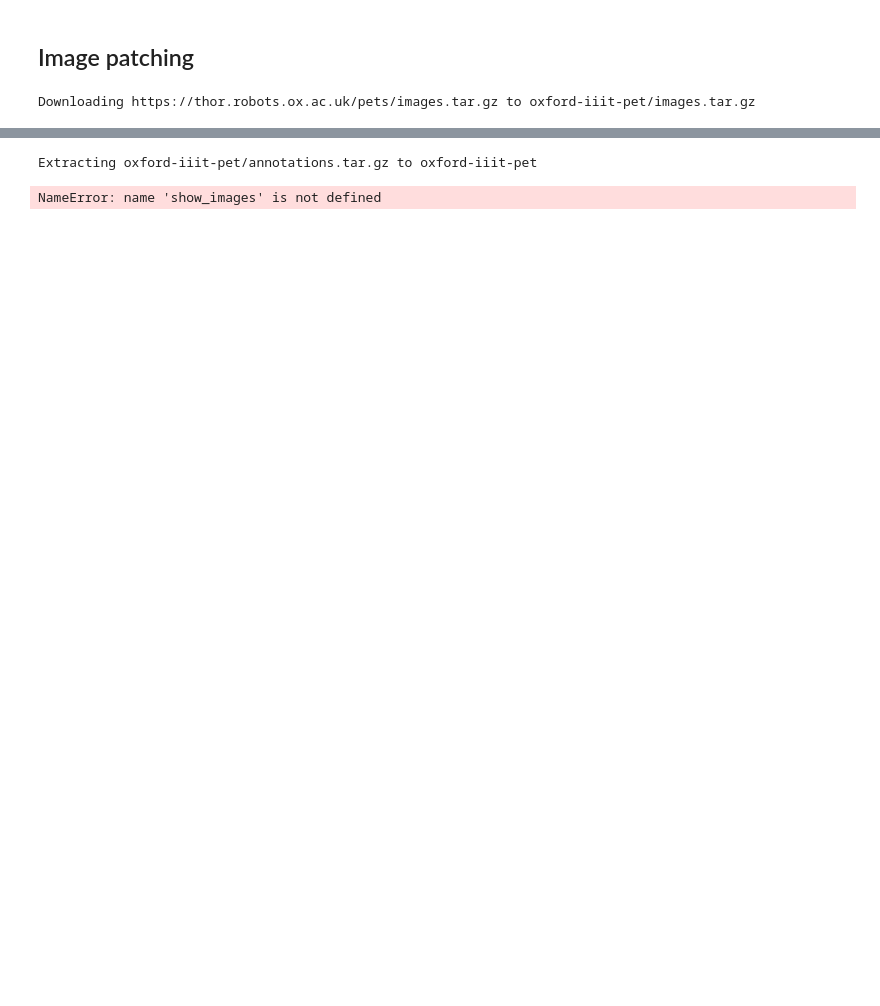
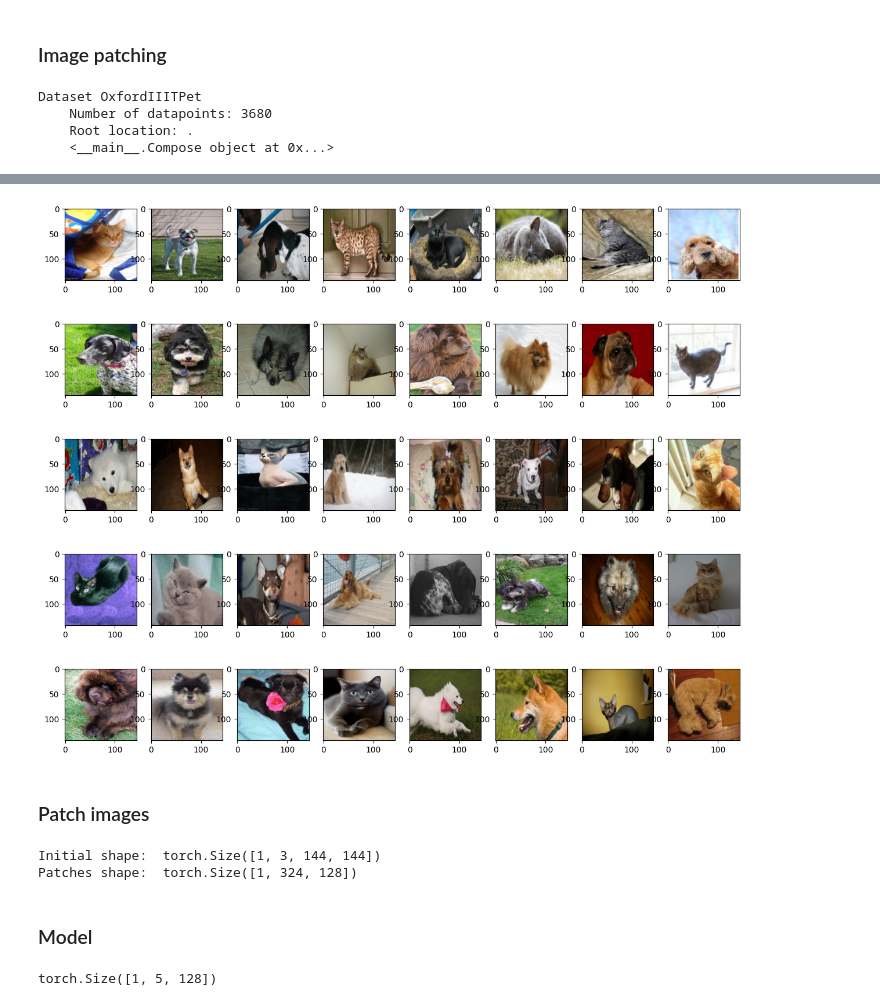
Before and after one commit to aimldlnlp/vision-transformer, a Jupyter notebook: vision_transformer.ipynb, the cells around one changed output, grey strips where cells are left out. Cells and saved outputs as stored; diff of their text form; code cells hidden in the pictures; blank space fills up the shorter version.

```diff
--- a/vision_transformer.ipynb
+++ b/vision_transformer.ipynb
@@ -6,7 +6,7 @@
 # %%
 # !pip install einops
 # %% [markdown]
-## Image patching
+### Image patching
 # %%
 import torch
 from torchvision.datasets import OxfordIIITPet
@@ -16,28 +16,39 @@ from torchvision.transforms import Resize, ToTensor
 from torchvision.transforms.functional import to_pil_image
 from einops import rearrange
 # %%
+import torch
+from torchvision.datasets import OxfordIIITPet
+import matplotlib.pyplot as plt
+from random import random
+from torchvision.transforms import Resize, ToTensor
+from torchvision.transforms.functional import to_pil_image
+
 to_tensor = [Resize((144, 144)), ToTensor()]
 
 class Compose(object):
-  def __init__(self, transforms):
-    self.transforms = transforms
+    def __init__(self, transforms):
+        self.transforms = transforms
 
-  def __call__(self, img, target):
-    for t in self.transforms:
-      img = t(img)
-    return img, target
+    def __call__(self, image, target):
+        for t in self.transforms:
+            image = t(image)
+        return image, target
 
-  def show_images(images, num_samples = 40, cols = 8):
+def show_images(images, num_samples=40, cols=8):
     """ Plots some samples from the dataset """
-    plt.figure(figsize = (15, 15))
-    idx = int(len(dataset)/num_samples)
+    plt.figure(figsize=(15,15))
+    idx = int(len(dataset) / num_samples)
     print(images)
     for i, img in enumerate(images):
-      if i % idx == 0:
-        plt.subplot(int(num_samples/cols) + 1, cols, int(i/idx) + 1)
-        plt.imshow(to_pil_image(img))
+        if i % idx == 0:
+            plt.subplot(int(num_samples/cols) + 1, cols, int(i/idx) + 1)
+            plt.imshow(to_pil_image(img[0]))
 
-dataset = OxfordIIITPet(root = '.', download = True, transform = Compose(to_tensor))
+# 200 images for each pet
+dataset = OxfordIIITPet(root=".", download=True, transforms=Compose(to_tensor))
 show_images(dataset)
 # %% [output]
-Downloading https://thor.robots.ox.ac.uk/pets/images.tar.gz to oxford-iiit-pet/images.tar.gz
+Dataset OxfordIIITPet
+    Number of datapoints: 3680
+    Root location: .
+    <__main__.Compose object at 0x...>
@@ -46,2 +55,33 @@ Downloading https://thor.robots.ox.ac.uk/pets/annotations.tar.gz to oxford-iiit-
-Extracting oxford-iiit-pet/annotations.tar.gz to oxford-iiit-pet
-NameError: name 'show_images' is not defined
+[figure, added]
+# %% [markdown]
+### Patch images
+# %%
+from torch import nn
+from einops.layers.torch import Rearrange
+from torch import Tensor
+
+
+class PatchEmbedding(nn.Module):
+    def __init__(self, in_channels = 3, patch_size = 8, emb_size = 128):
+        self.patch_size = patch_size
+        super().__init__()
+        self.projection = nn.Sequential(
+            # break-down the image in s1 x s2 patches and flat them
+            Rearrange('b c (h p1) (w p2) -> b (h w) (p1 p2 c)', p1=patch_size, p2=patch_size),
+            nn.Linear(patch_size * patch_size * in_channels, emb_size)
+        )
+
+    def forward(self, x: Tensor) -> Tensor:
+        x = self.projection(x)
+        return x
+
+# Run a quick test
+sample_datapoint = torch.unsqueeze(dataset[0][0], 0)
+print("Initial shape: ", sample_datapoint.shape)
+embedding = PatchEmbedding()(sample_datapoint)
+print("Patches shape: ", embedding.shape)
+# %% [output]
+Initial shape:  torch.Size([1, 3, 144, 144])
+Patches shape:  torch.Size([1, 324, 128])
+# %% [markdown]
+### Model
@@ -47,0 +109,4 @@ NameError: name 'show_images' is not defined
+# %%
+Attention(dim=128, n_heads = 4, dropout=0.)(torch.ones((1, 5, 128))).shape
+# %% [output]
+torch.Size([1, 5, 128])
```
Also changed, not shown: parts of 3 cells of this notebook.
